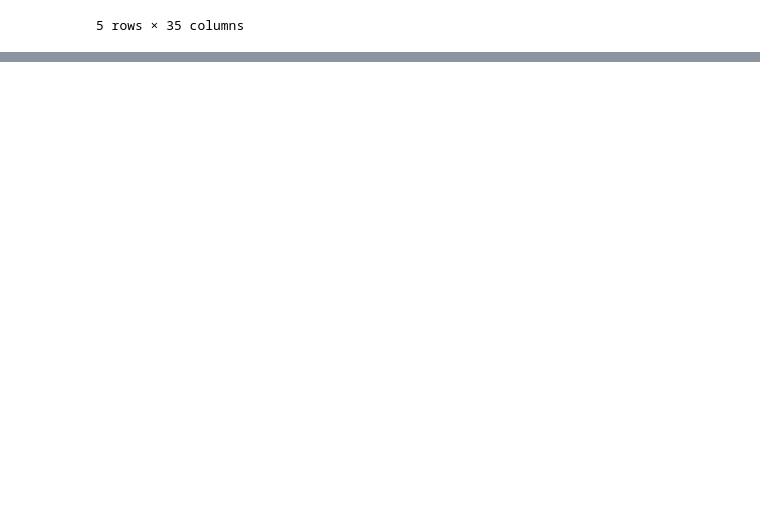
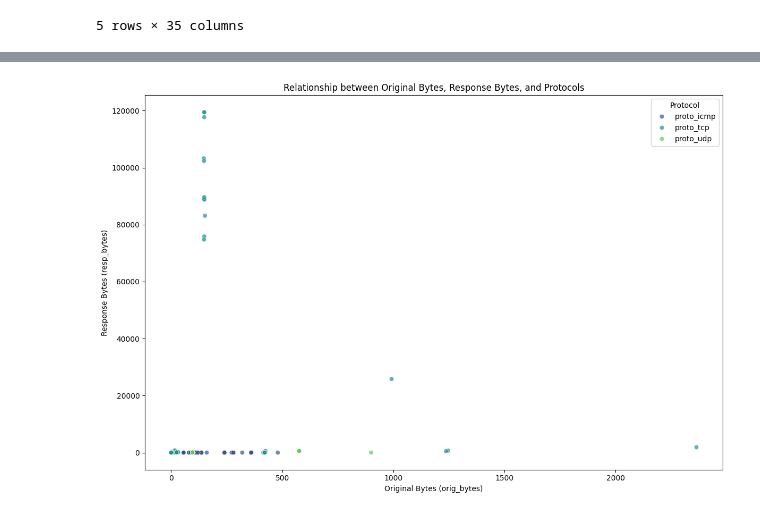
Before and after one commit to kevjavort11/DS_PrimeraEntrega, a Jupyter notebook: ProyectoDS_ParteI_Ortega.ipynb, the cells around one changed output, grey strips where cells are left out. Saved outputs shown, nothing was run; the diff lists cells and outputs as text; code cells hidden in the pictures; blank space fills up the shorter version.

```diff
--- a/ProyectoDS_ParteI_Ortega.ipynb
+++ b/ProyectoDS_ParteI_Ortega.ipynb
@@ -297,0 +401,24 @@ Warning: Total number of columns (34) exceeds max_columns (20) limiting to first
+# %%
+# Selecting only the columns that start with 'proto_'
+proto_columns = [col for col in df.columns if col.startswith('proto_')]
+
+# Melting the dataset to have proto_* columns in a single column
+df_melted = df.melt(id_vars=['orig_bytes', 'resp_bytes'], value_vars=proto_columns,
+                         var_name='protocol', value_name='value')
+
+# Filtering only the rows where value is 1 (protocol is present)
+df_filtered_proto = df_melted[df_melted['value'] == 1]
+
+# Plotting a scatter plot with hue to represent the relationship between resp_bytes, orig_bytes, and proto_*
+plt.figure(figsize=(12, 8))
+sns.scatterplot(data=df_filtered_proto, x='orig_bytes', y='resp_bytes', hue='protocol', palette='viridis', alpha=0.7)
+plt.title('Relationship between Original Bytes, Response Bytes, and Protocols')
+plt.xlabel('Original Bytes (orig_bytes)')
+plt.ylabel('Response Bytes (resp_bytes)')
+plt.legend(title='Protocol')
+plt.tight_layout()
+
+# Display the plot
+plt.show()
+# %% [output]
+[figure, added]
```
Also changed, not shown: parts of 49 cells of this notebook.
